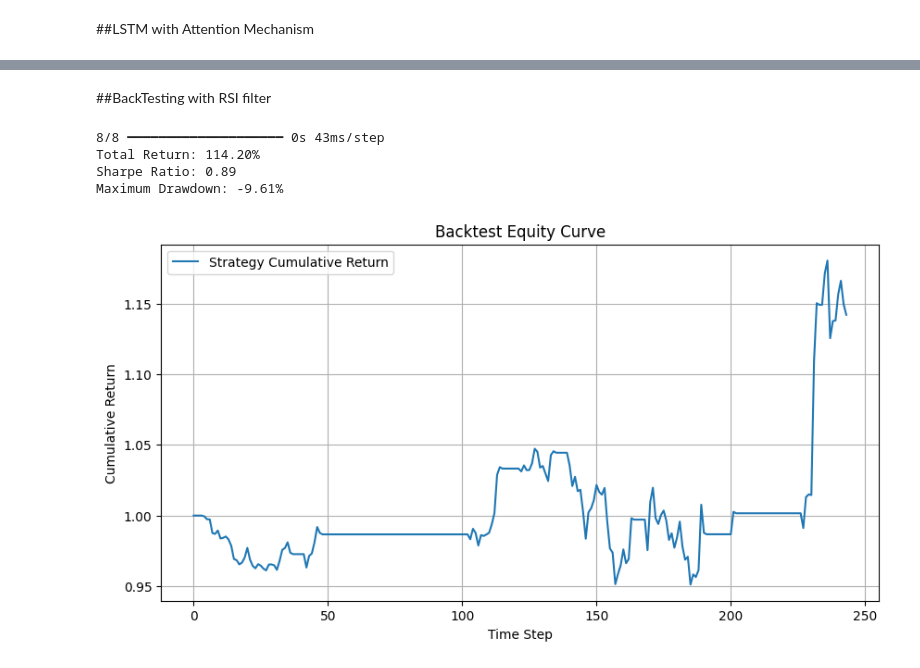
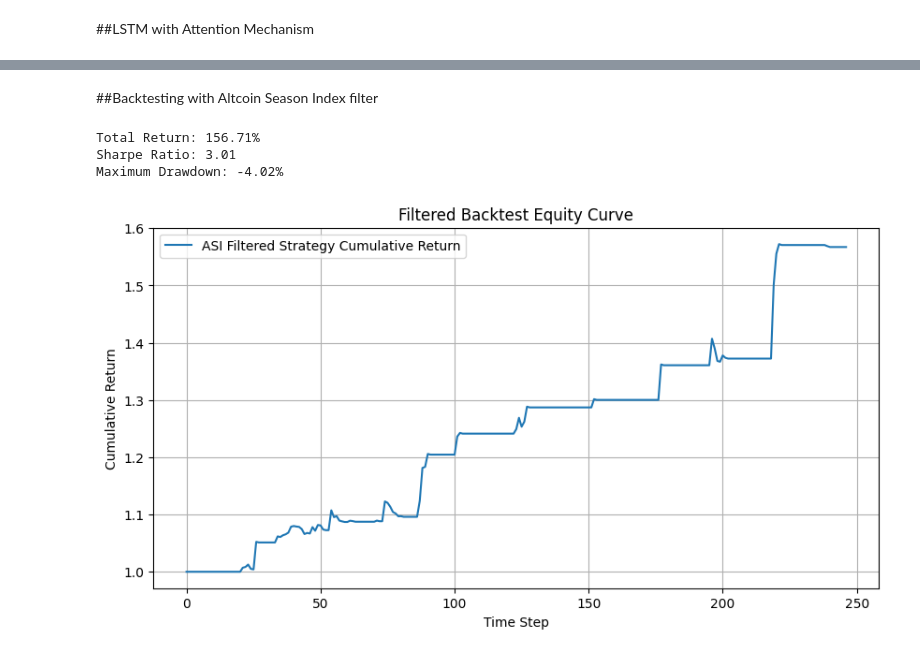
Before and after one commit to zheyuzy/GARCH-LSTM-model-on-ETH-BTC-pair, a Jupyter notebook: GARCH_LSTM_Long_Short_Pair_Trading_Strategies_on_ETH_BTC_pair.ipynb, the cells around one changed output, grey strips where cells are left out. Saved outputs shown, nothing was run; the diff lists cells and outputs as text; code cells hidden in the pictures.

```diff
--- a/GARCH_LSTM_Long_Short_Pair_Trading_Strategies_on_ETH_BTC_pair.ipynb
+++ b/GARCH_LSTM_Long_Short_Pair_Trading_Strategies_on_ETH_BTC_pair.ipynb
@@ -398,9 +394,9 @@ def create_sequences(df, seq_len=30):
         fut = df['spread'].iloc[i+seq_len]
         mu, sigma = df['spread'].iloc[i:i+seq_len].mean(), df['spread'].iloc[i:i+seq_len].std()
         # classification target
-        if fut > mu + sigma:
+        if fut < mu + sigma:
             sig = [1,0,0]
-        elif fut < mu - sigma:
+        elif fut > mu - sigma:
             sig = [0,1,0]
         else:
             sig = [0,0,1]
@@ -533,45 +553,51 @@ array([[[-0.19236551,  0.06979475,  0.10625775],
 # %% [markdown]
-##BackTesting with RSI filter
+##Backtesting with Altcoin Season Index filter
 # %%
-# Predict with LSTM
-y_pred_probs, y_vol_pred = model.predict(X_test)
-y_pred_class = np.argmax(y_pred_probs, axis=1)
+# Compute Altcoin Season Index Filter
+window = 30  # Lookback window for altcoin season detection
+price_df['eth_btc_ma'] = price_df['spread'].rolling(window=window, min_periods=1).mean()
+price_df['altcoin_season'] = (price_df['spread'] > price_df['eth_btc_ma']).astype(int)
 
-signal_map = {0: 1, 1: -1, 2: 0}
-predicted_signals = - np.array([signal_map[c] for c in y_pred_class])
+# Apply Altcoin Season Filter
+altcoin_season_test = price_df['altcoin_season'].values[train_size + seq_len : train_size + seq_len + len(X_test)]
+
+filtered_signals = np.where(
+    altcoin_season_test == 1,  # In altcoin season
+    np.where(predicted_signals == 1, 1, 0),  # Only allow long positions
+    np.where(predicted_signals == -1, -1, 0)  # Only allow short positions
+)
 
 # Compute Returns
 spread_test = y_vol[train_size:]
 spread_returns = np.diff(spread_test, prepend=spread_test[0])
-strategy_returns = predicted_signals * spread_returns
+strategy_returns = filtered_signals * spread_returns
 
 transaction_cost = 0.001
 signal_change = np.abs(np.diff(filtered_signals, prepend=0))
 costs = signal_change * transaction_cost
 net_returns = strategy_returns - costs
 cumulative_returns = np.cumprod(1 + net_returns)
 
 # Performance
 total_return = cumulative_returns[-1]
 sharpe_ratio = np.mean(net_returns) / np.std(net_returns) * np.sqrt(252)
 max_drawdown = np.min(cumulative_returns - np.maximum.accumulate(cumulative_returns))
 
 print(f"Total Return: {total_return*100:.2f}%")
 print(f"Sharpe Ratio: {sharpe_ratio:.2f}")
 print(f"Maximum Drawdown: {max_drawdown*100:.2f}%")
 
 # Performance Plot
 plt.figure(figsize=(10,5))
-plt.plot(cumulative_returns, label='Strategy Cumulative Return')
-plt.title('Backtest Equity Curve')
+plt.plot(cumulative_returns, label='ASI Filtered Strategy Cumulative Return')
+plt.title('Filtered Backtest Equity Curve')
 plt.xlabel('Time Step')
 plt.ylabel('Cumulative Return')
 plt.legend()
 plt.grid(True)
 plt.show()
 # %% [output]
-8/8 ━━━━━━━━━━━━━━━━━━━━ 0s 43ms/step
-Total Return: 114.20%
-Sharpe Ratio: 0.89
-Maximum Drawdown: -9.61%
+Total Return: 156.71%
+Sharpe Ratio: 3.01
+Maximum Drawdown: -4.02%
-[figure, old version]
+[figure, new version]
```
Also changed, not shown: parts of 16 cells of this notebook.
